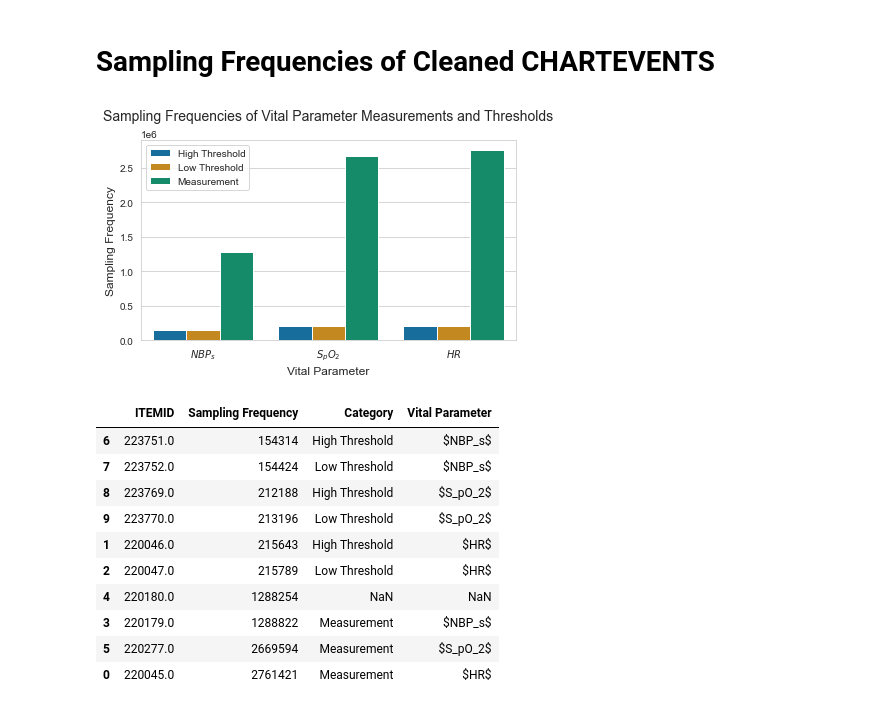
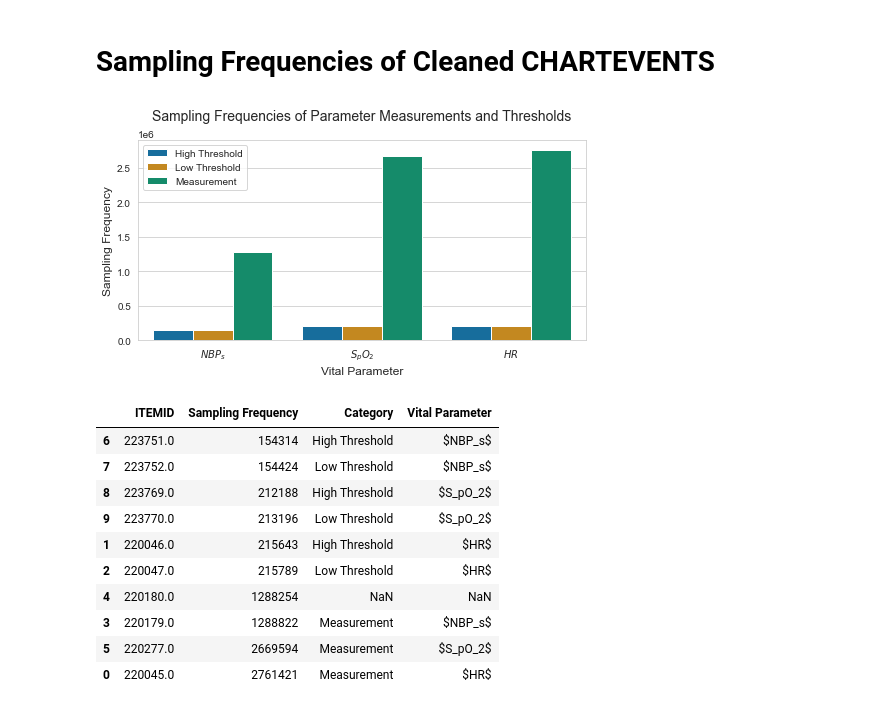
Before and after one commit to denise97/dhl2021, a Jupyter notebook: paper_visualizations/sampling_frequencies.ipynb, the cells around one changed output. Saved outputs shown, nothing was run; the diff lists cells and outputs as text; code cells hidden in the pictures.

Commit message:
Fix plot size and make output more readable

```diff
--- a/paper_visualizations/sampling_frequencies.ipynb
+++ b/paper_visualizations/sampling_frequencies.ipynb
@@ -22,36 +22,36 @@ plotdata.loc[plotdata['ITEMID'].isin([220045, 220179, 220277]), 'Category'] = 'M
 plotdata.loc[plotdata['ITEMID'].isin([220046, 223751, 223769]), 'Category'] = 'High Threshold'
 plotdata.loc[plotdata['ITEMID'].isin([220047, 223752, 223770]), 'Category'] = 'Low Threshold'
 
 # Add column for parameter (x-axis label)
 plotdata.insert(loc=len(plotdata.columns), column='Vital Parameter', value=np.nan)
 plotdata.loc[plotdata['ITEMID'].isin([220045, 220046, 220047]), 'Vital Parameter'] = '$HR$'
 plotdata.loc[plotdata['ITEMID'].isin([220179, 223751, 223752]), 'Vital Parameter'] = '$NBP_s$'
 plotdata.loc[plotdata['ITEMID'].isin([220277, 223769, 223770]), 'Vital Parameter'] = '$S_pO_2$'
 
 # Actual plot
 sns.set_style('whitegrid')
-fig, ax = plt.subplots(1, figsize=(6, 4))
+fig, ax = plt.subplots(1, figsize=(7, 4))
 g = sns.barplot(
     ax=ax,
     data=plotdata,
     x='Vital Parameter',
     y='Sampling Frequency',
     hue='Category',
     palette=sns.color_palette('colorblind'))
 
 # Adjust texts and layout
-ax.set_title('Sampling Frequencies of Vital Parameter Measurements and Thresholds', fontsize=14, pad=20)
+ax.set_title('Sampling Frequencies of Parameter Measurements and Thresholds', fontsize=14, pad=20)
 ax.set_xlabel('Vital Parameter', fontsize=12)
 ax.set_ylabel('Sampling Frequency', fontsize=12)
 g.get_legend().set_title(None)
 plt.tight_layout()
 
 # Show plot and actual numbers
 plt.show(fig)
 #fig.savefig('../../plots/paper_sampling_frequencies_clean_chartevents.pdf')
 plotdata
 # %% [output]
-[figure, old version]
+[figure, new version]
 |  | ITEMID | Sampling Frequency | Category | Vital Parameter |
 | 6 | 223751.0 | 154314 | High Threshold | $NBP_s$ |
 | 7 | 223752.0 | 154424 | Low Threshold | $NBP_s$ |
```
Also changed, not shown: 1 other file.
